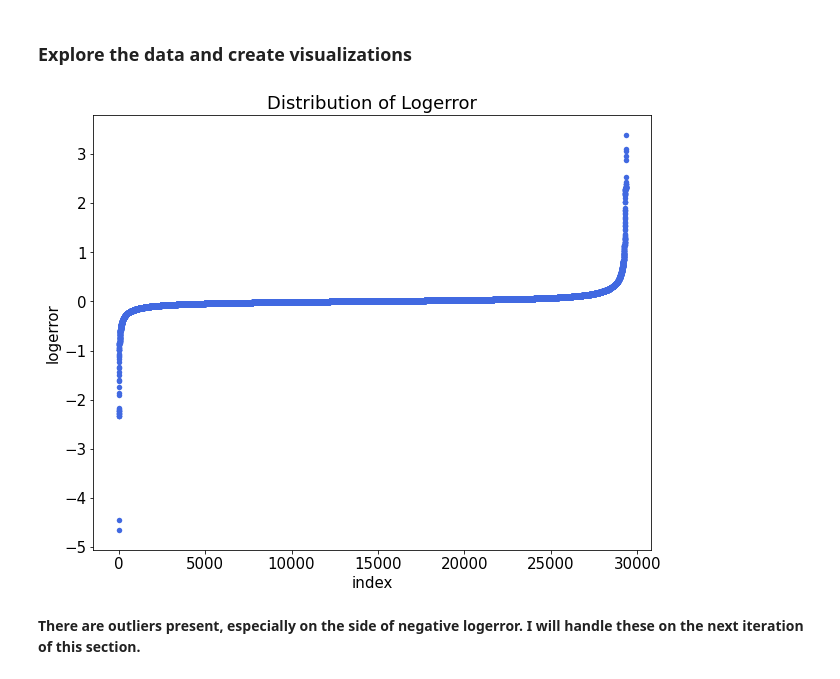
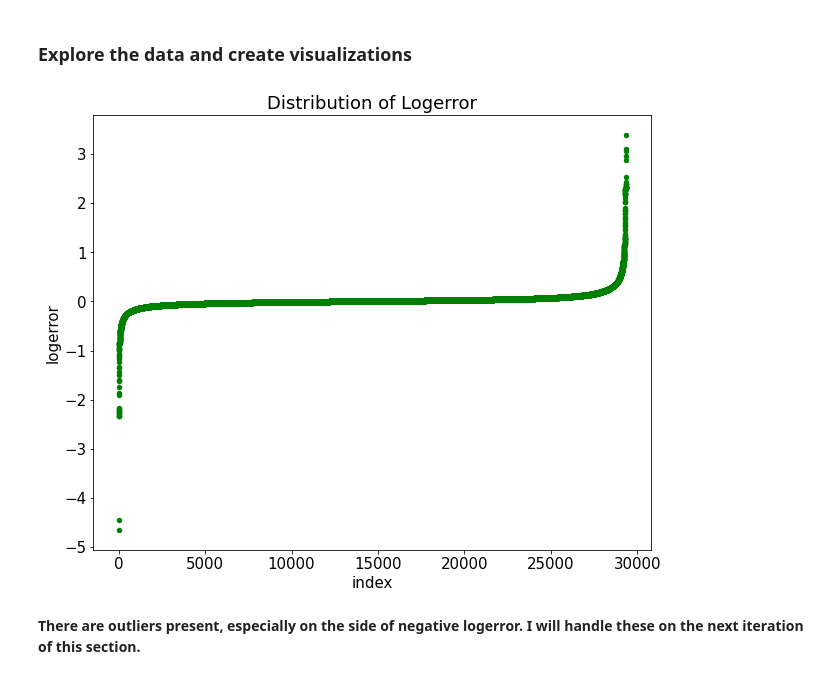
Before and after one commit to KwameTaylor/kwames-zillow-zestimates-error-control, a Jupyter notebook: explore.ipynb, the cells around one changed output. Drawn from its saved outputs; the diff is of its cells as text; code cells hidden in the pictures.

```diff
--- a/explore.ipynb
+++ b/explore.ipynb
@@ -188,13 +188,13 @@ X_train_scaled.head()
 ### Explore the data and create visualizations
 # %%
 # visualize logerror
-sns.scatterplot(range(train.shape[0]), np.sort(train.logerror.values), color='royalblue', linewidth=0 , s=30)
+sns.scatterplot(range(train.shape[0]), np.sort(train.logerror.values), color='green', linewidth=0 , s=30)
 plt.xlabel('index')
 plt.ylabel('logerror')
 plt.title('Distribution of Logerror')
 plt.show()
 # %% [output]
-[figure, old version]
+[figure, new version]
 # %% [markdown]
 **There are outliers present, especially on the side of negative logerror. I will handle these on the next iteration of this section.**
 # %%
```
Also changed, not shown: parts of 1 cell of this notebook.
